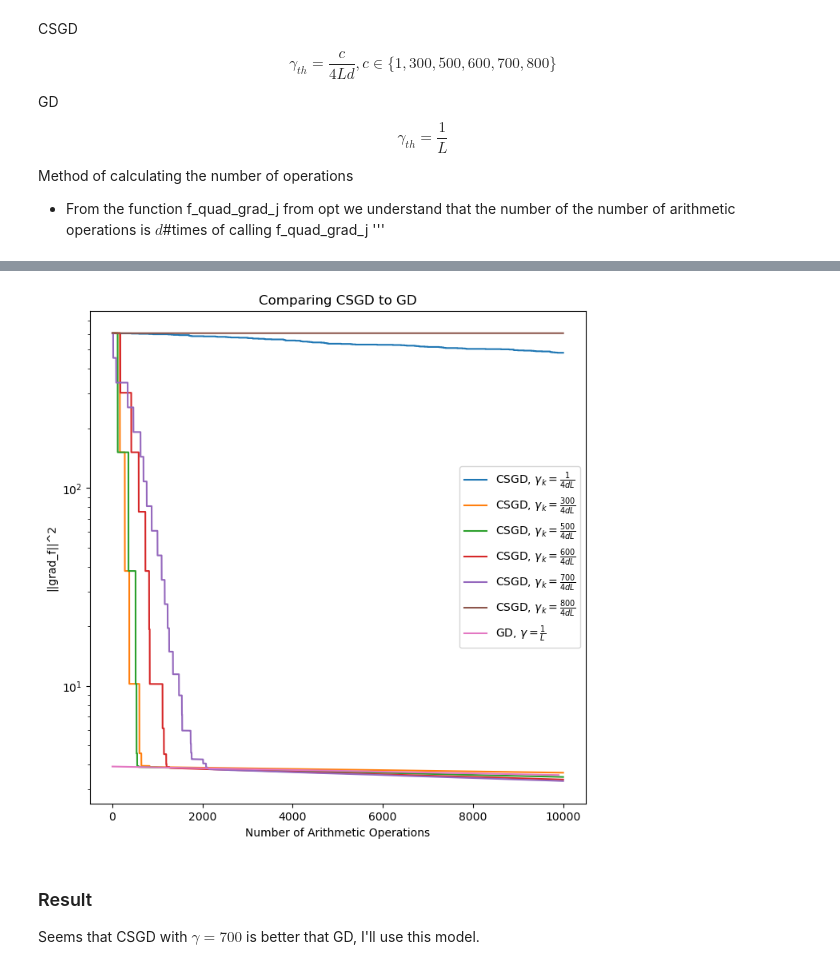
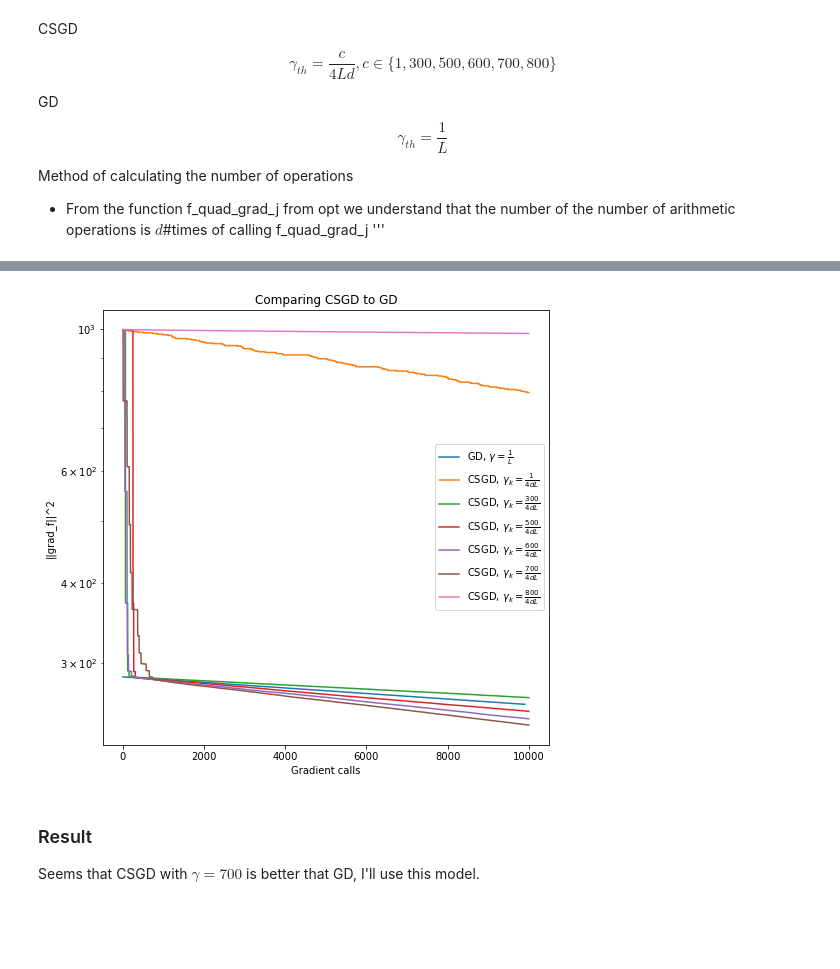
Before and after one commit to k2a07/MIPT-homeworks, a Jupyter notebook: Acharya_Kirill_Optimization_HW_6.ipynb, the cells around one changed output, grey strips where cells are left out. Saved outputs shown, nothing was run; the diff lists cells and outputs as text; code cells hidden in the pictures; blank space fills up the shorter version.

```diff
--- a/Acharya_Kirill_Optimization_HW_6.ipynb
+++ b/Acharya_Kirill_Optimization_HW_6.ipynb
@@ -55,10 +55,3 @@ def csgd_gamma_th(k, f, grad_f, x_k, x_true, args):
 
 def gd_gamma_th(k, f, grad_f, x_k, x_true, args):
     return 1/args['L']
-# %%
-#calculating the number of operations
-calls_csgd = n_iter
-gd_n_iter = calls_csgd // args['d']
-
-operations_csgd = [i*args['n_coord'] for i in range(n_iter)]
-operations_gd = [i*args['d'] for i in range(gd_n_iter)]
@@ -88,0 +58,35 @@ label.append(r"GD, $\gamma = \frac{1}{L}$")
+# %%
+#optimizing
+x, y, label = [], [], []
+gd_grad_call_per_iter = args['d']
+gd_n_iter = n_iter // gd_grad_call_per_iter
+
+csgd_grad_call_per_iter = 1
+csgd_n_iter = n_iter // csgd_grad_call_per_iter
+
+#gd optimizing
+gd_gamma_theory = opt.GradientOptimizer(opt.f_quad, opt.f_quad_grad, x_0, criterium = '||grad_f(x_k)||',
+                    args = args, n_iter = gd_n_iter, gamma_k = gd_gamma_th)
+gd_points_arr, gd_differences_arr, gd_times_arr = gd_gamma_theory.descent()
+
+gd_grad_calls = [i*gd_grad_call_per_iter for i in range(gd_n_iter)]
+
+x.append(gd_grad_calls)
+y.append(gd_differences_arr)
+label.append(r"GD, $\gamma = \frac{1}{L}$")
+
+#csgd optimizing
+c_arr = [1, 300, 500, 600, 700, 800]
+for args['c'] in c_arr:
+    operations_csgd, csgd_differences_arr = [], []
+    csgd_gamma_theory = opt.GradientOptimizer(opt.f_quad, opt.f_quad_grad, x_0,
+                                criterium = '||grad_f(x_k)||', args = args, n_iter = csgd_n_iter,
+                gamma_k = csgd_gamma_th, csgd_activate = True, grad_f_j = opt.f_quad_grad_j)
+
+    csgd_points_arr, csgd_differences_arr, csgd_times_arr = csgd_gamma_theory.descent()
+    csgd_grad_calls = [i*csgd_grad_call_per_iter for i in range(csgd_n_iter)]
+
+    x.append(csgd_grad_calls)
+    y.append(csgd_differences_arr)
+    label.append(r"CSGD, $\gamma_k = \frac{%i}{4dL}$" % args['c'])
+    reload(opt)
@@ -89,7 +103,7 @@ label.append(r"GD, $\gamma = \frac{1}{L}$")
 # %%
-opt.plot_graphs(x, y, "Number of Arithmetic Operations", label, "Comparing CSGD to GD", logscale = True, criteria_type = "||grad_f||^2")
+opt.plot_graphs(x, y, "Gradient calls", label, "Comparing CSGD to GD", logscale = True, criteria_type = "||grad_f||^2")
 # %% [output]
-[figure, old version]
+[figure, new version]
 # %% [markdown]
 ### Result
 Seems that CSGD with $\gamma = 700$ is better that GD, I'll use this model.
```
Also changed, not shown: parts of 10 cells of this notebook.
